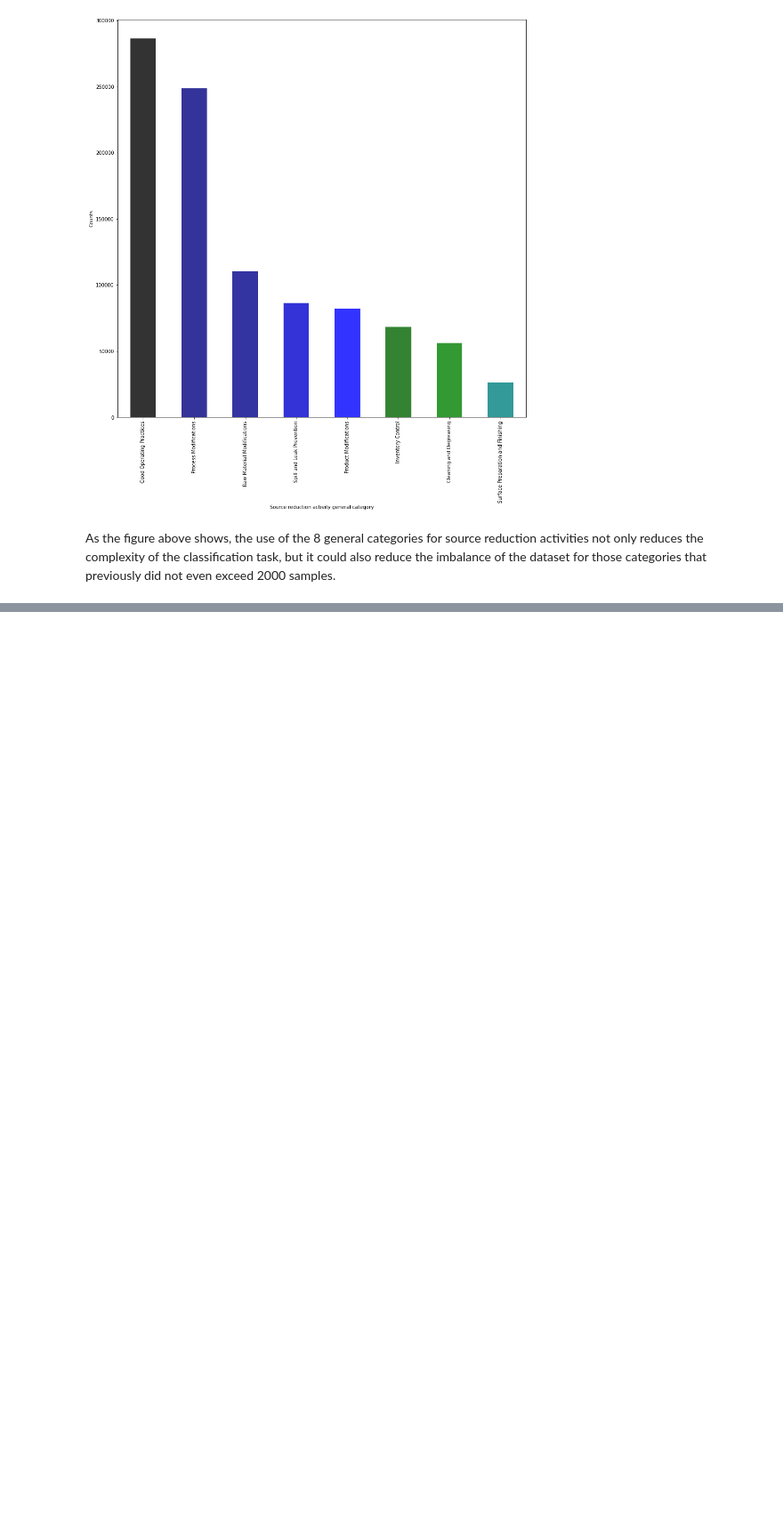
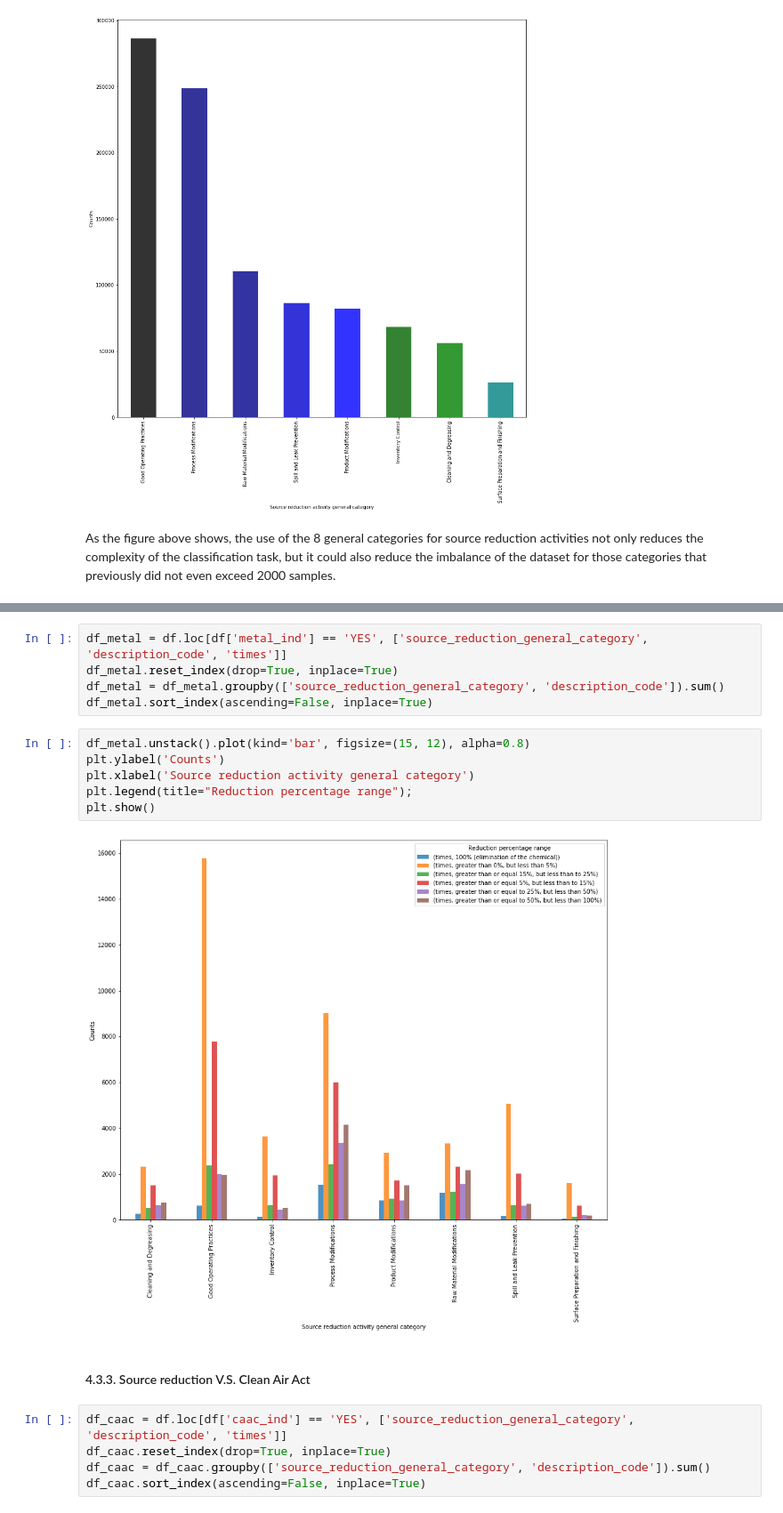
Before and after one commit to jodhernandezbe/ChemSoR_project, a Jupyter notebook: notebooks/1-jodhernandezbe-EDA.ipynb, the cells around one changed output, grey strips where cells are left out. Shown: that part at 89% size. Saved outputs shown, nothing was run; the diff lists cells and outputs as text; blank space fills up the shorter version.

```diff
--- a/notebooks/1-jodhernandezbe-EDA.ipynb
+++ b/notebooks/1-jodhernandezbe-EDA.ipynb
@@ -444,0 +514,20 @@ As the figure above shows, the use of the 8 general categories for source reduct
+# %%
+df_metal = df.loc[df['metal_ind'] == 'YES', ['source_reduction_general_category', 'description_code', 'times']]
+df_metal.reset_index(drop=True, inplace=True)
+df_metal = df_metal.groupby(['source_reduction_general_category', 'description_code']).sum()
+df_metal.sort_index(ascending=False, inplace=True)
+# %%
+df_metal.unstack().plot(kind='bar', figsize=(15, 12), alpha=0.8)
+plt.ylabel('Counts')
+plt.xlabel('Source reduction activity general category')
+plt.legend(title="Reduction percentage range");
+plt.show()
+# %% [output]
+[figure, added]
+# %% [markdown]
+#### 4.3.3. Source reduction V.S. Clean Air Act
+# %%
+df_caac = df.loc[df['caac_ind'] == 'YES', ['source_reduction_general_category', 'description_code', 'times']]
+df_caac.reset_index(drop=True, inplace=True)
+df_caac = df_caac.groupby(['source_reduction_general_category', 'description_code']).sum()
+df_caac.sort_index(ascending=False, inplace=True)
```
Also changed, not shown: parts of 26 cells of this notebook, 2 other files.
